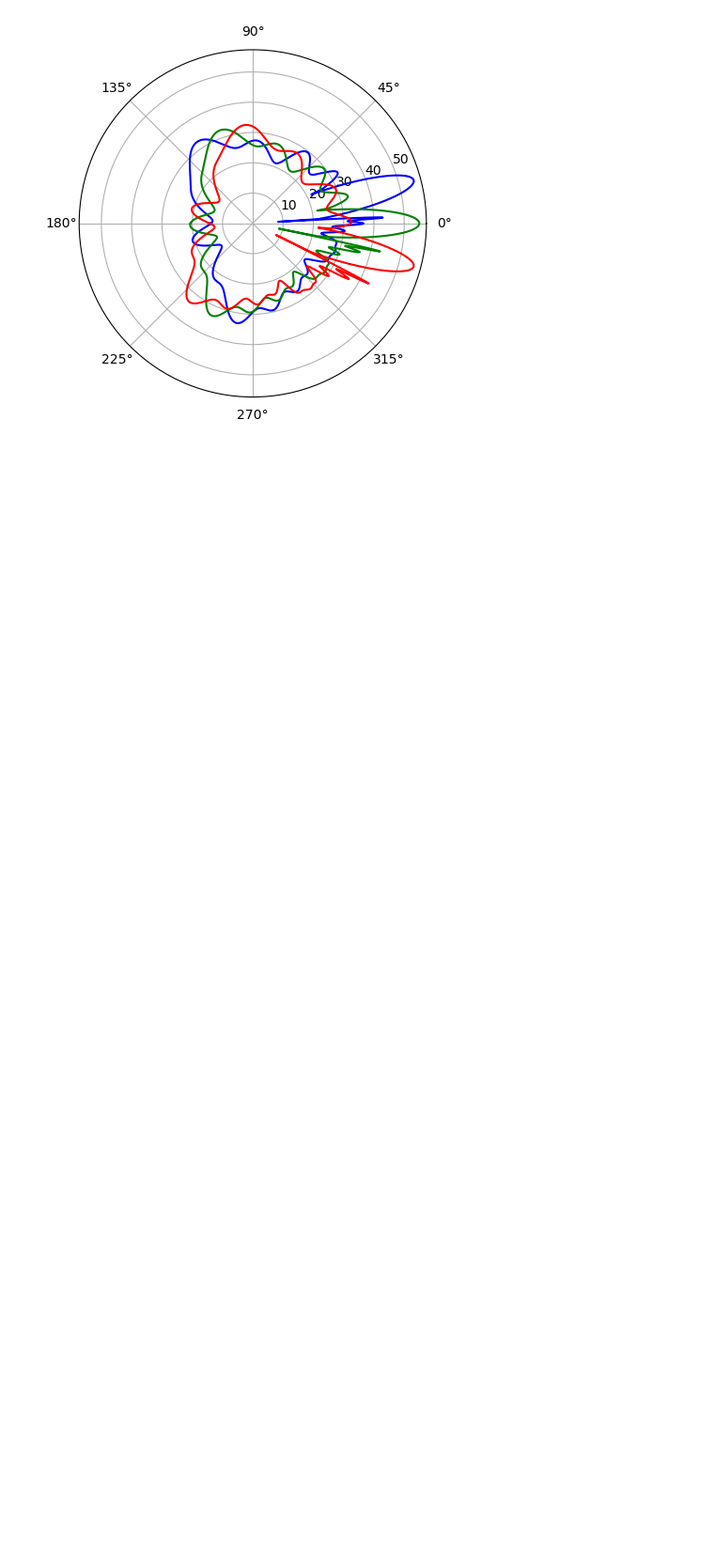
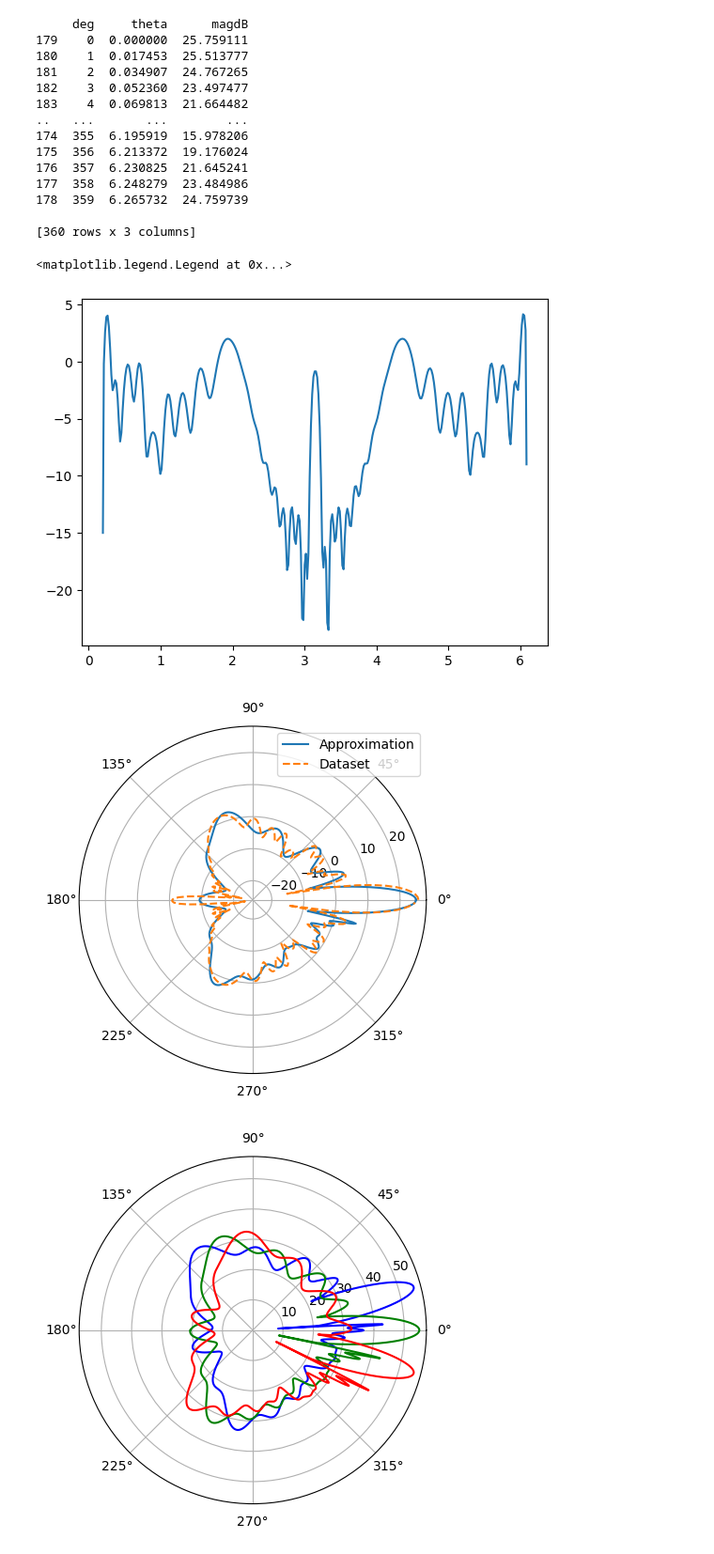
Before and after one commit to Aplefen1/BeeTrackingDiss, a Jupyter notebook: Angle Probability/tests.ipynb, the cells around one changed output. Shown at 94% size. Cells and saved outputs as stored; diff of their text form; code cells hidden in the pictures; blank space fills up the shorter version.

```diff
--- a/Angle Probability/tests.ipynb
+++ b/Angle Probability/tests.ipynb
@@ -56,54 +59,73 @@ df["magdB"] = magdB
 df = df.sort_values("deg")
 print(df)
 
-left_lobe_thetas = np.array(df['theta']) > np.pi/16 # and np.array(df['theta']) < (np.pi*2)-np.pi/16
-right_lobe_thetas = np.array(df['theta']) < (np.pi*2)-np.pi/16
+tune = np.pi/16
+
+left_lobe_thetas = np.array(df['theta']) > tune # and np.array(df['theta']) < (np.pi*2)-np.pi/16
+right_lobe_thetas = np.array(df['theta']) < (np.pi*2)-tune
 side_lobe_thetas = np.logical_and(left_lobe_thetas,right_lobe_thetas)
 
 side_lobes = df['theta'][side_lobe_thetas]
 lobes_dB = df['magdB'][side_lobe_thetas]
 
-side_lobes = np.append(side_lobes,((np.pi*2)-np.pi/16))
-side_lobes = np.insert(side_lobes,0,np.pi/16)
+side_lobes = np.append(side_lobes,((np.pi*2)-tune))
+side_lobes = np.insert(side_lobes,0,tune)
 
 lobes_dB = np.append(lobes_dB,-9)
 lobes_dB = np.insert(lobes_dB,0,-15)
 
 figa = plt.figure()
 bx = figa.add_subplot()
 bx.plot(side_lobes,lobes_dB)
 
 fig = plt.figure()
 ax = fig.add_subplot(projection='polar')
 
 coeffs = np.polyfit(side_lobes,lobes_dB,100,rcond=0)
 p = np.poly1d(coeffs)
 
 def gain(side_lobe_func, theta):
     theta = np.mod(theta, np.pi*2)
-    theta_sides = np.logical_and(theta > np.pi/16, theta < 31*np.pi/16)
+    theta_sides = np.logical_and(theta > tune, theta < ((2*np.pi)-tune))
     main = np.logical_not(theta_sides)
     gain = np.zeros(thetas.shape)
 
     gain[theta_sides] = side_lobe_func(theta[theta_sides])
     gain[main] = main_lobe_gain(theta[main])
 
     return gain
 
 thetas = np.linspace(0,(np.pi*2),1000)
 
 rotation = np.pi/4
 
 main_lobe_theta = np.linspace(0,np.pi*2,500)
 main_lobe_theta = np.mod((main_lobe_theta), 2*np.pi)
 theta = main_lobe_gain(main_lobe_theta)
 
-r = np.mod(thetas + 1, 2*np.pi)
-#ax.plot(df['theta'], df['magdB'])
-#ax.plot(thetas,p(thetas))
-#ax.plot(main_lobe_theta, mainlobe)
+r = np.mod(thetas, 2*np.pi)
 
-ax.plot(thetas,gain(p,thetas-(np.pi/4)))
+ax.plot(thetas,gain(p,thetas), label="Approximation")
+ax.plot(df['theta'], df['magdB'],'--', label="Dataset")
+ax.legend()
+# %% [output]
+     deg     theta      magdB
+179    0  0.000000  25.759111
+180    1  0.017453  25.513777
+181    2  0.034907  24.767265
+182    3  0.052360  23.497477
+183    4  0.069813  21.664482
+..   ...       ...        ...
+174  355  6.195919  15.978206
+175  356  6.213372  19.176024
+176  357  6.230825  21.645241
+177  358  6.248279  23.484986
+178  359  6.265732  24.759739
+
+[360 rows x 3 columns]
+<matplotlib.legend.Legend at 0x...>
+[figure, added]
+[figure, added]
 # %%
 from Antenna import Antenna
 from Array import Array
```
Also changed, not shown: parts of 4 cells of this notebook, 8 other files.
